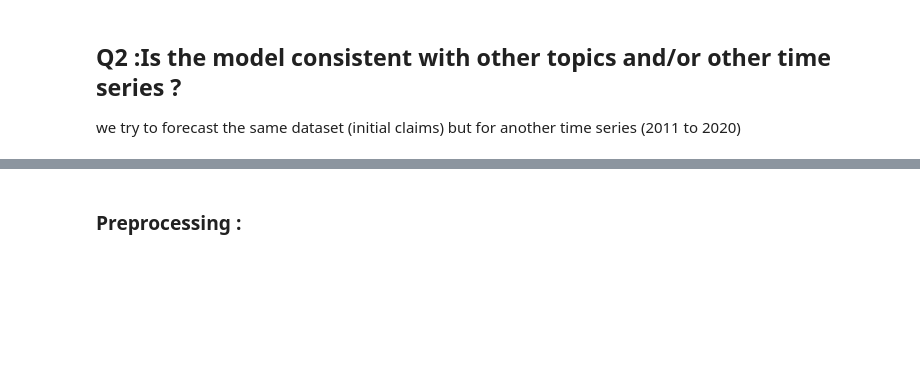
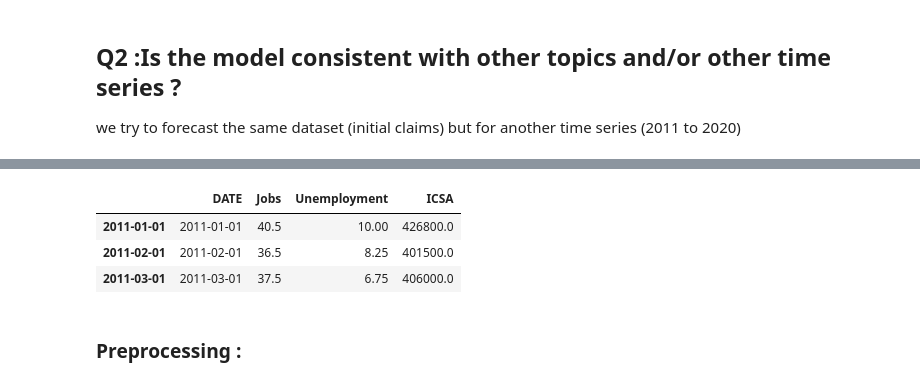
Before and after one commit to epfl-ada/ada-2020-project-milestone-p3-p3_adaimb, a Jupyter notebook: MilestoneP4.ipynb, the cells around one changed output, grey strips where cells are left out. Saved outputs shown, nothing was run; the diff lists cells and outputs as text; code cells hidden in the pictures; blank space fills up the shorter version.

```diff
--- a/MilestoneP4.ipynb
+++ b/MilestoneP4.ipynb
@@ -238,0 +187,62 @@ Mois    Jobs: (États-Unis)    Unemployment: (États-Unis)
+# %%
+# Load The datasets
+jobs = pd.read_csv('Jobs.csv')
+WU = pd.read_csv('Welfare&Unemployment.csv')
+claims = pd.read_csv('ICSA.csv')
+print(jobs.head(2))
+print(' ')
+print(claims.head(1))
+print(' ')
+
+# Reshape Jobs in a more convenient form :
+jobs = jobs.reset_index()
+jobs.rename(columns = {'level_0':'DATE'}, inplace = True)
+jobs.rename(columns = {'level_1':'Jobs'}, inplace = True)
+jobs.rename(columns = {'Catégorie\xa0: Toutes catégories':'Resume'}, inplace = True)
+jobs = jobs.drop([0])
+print(jobs.head(1))
+print(' ')
+
+# Make sure values are float and <1 is converted to 0
+jobs['Jobs']= [float(s.replace('<\xa01','0')) for s in jobs['Jobs']]
+jobs['Resume']= [float(s.replace('<\xa01','0')) for s in jobs['Resume']]
+
+Jobs = jobs[['Jobs','Resume']].mean(axis=1) # Creating a trend category "Jobs" which the average of all the related trends
+
+# Reshape Welfare&Unemployement in a more convenient form :
+WU = WU.reset_index()
+WU.rename(columns = {'level_0':'DATE'}, inplace = True)
+WU.rename(columns = {'level_1':'file_for_unemployment'}, inplace = True)
+WU.rename(columns = {'level_2':'unemployment_office'}, inplace = True)
+WU.rename(columns = {'level_3':'unemployment_benefits'}, inplace = True)
+WU.rename(columns = {'Catégorie\xa0: Toutes catégories':'unemployment_claim'}, inplace = True)
+WU = WU.drop([0])
+print(WU.head(1))
+print(' ')
+
+# Make sure values are float and <1 is converted to 0
+WU['file_for_unemployment']= [float(s.replace('<\xa01','0')) for s in WU['file_for_unemployment']]
+WU['unemployment_office']= [float(s.replace('<\xa01','0')) for s in WU['unemployment_office']]
+WU['unemployment_benefits']= [float(s.replace('<\xa01','0')) for s in WU['unemployment_benefits']]
+WU['unemployment_claim']= [float(s.replace('<\xa01','0')) for s in WU['unemployment_claim']]
+
+# Creating a trend category "Jobs" which the average of all the related trends
+WUnemployement = WU[['file_for_unemployment','unemployment_office','unemployment_benefits','unemployment_claim']].mean(axis=1)
+
+# claims has weekly observations of iclaims and trends has monthly observations.
+# To solve this issue, we calculate the monthly average for iclaims. We already select the time frame of interest
+# 2011-2020
+idx = jobs.loc[jobs['DATE'].isin(['2011-01'])].index.tolist()[0]
+months = jobs['DATE'][idx-1:]
+ICSA = []
+for i in months:
+    icsa = claims[[i in name for name in claims['DATE']]].mean()
+    ICSA.append(icsa[0])
+
+# Finally we create a clean dataframe with all the required features
+iclaims = pd.DataFrame({'DATE':jobs['DATE'][idx-1:],'Jobs':Jobs[idx-1:],'Unemployment':WUnemployement[idx-1:],'ICSA':ICSA }).reset_index().drop('index', axis=1)
+iclaims.DATE = pd.to_datetime(iclaims.DATE)
+iclaims = iclaims.set_index(iclaims['DATE'])
+iclaims.index = pd.DatetimeIndex(iclaims.index.values,freq='MS') # Indicate that our index is sampled by months
+iclaims.head(3)
+# %% [output]
@@ -239,3 +264,7 @@ Mois    Jobs: (États-Unis)    Unemployment: (États-Unis)
+|  | DATE | Jobs | Unemployment | ICSA |
+| 2011-01-01 | 2011-01-01 | 40.5 | 10.00 | 426800.0 |
+| 2011-02-01 | 2011-02-01 | 36.5 | 8.25 | 401500.0 |
+| 2011-03-01 | 2011-03-01 | 37.5 | 6.75 | 406000.0 |
 # %% [markdown]
 ### Preprocessing :
 # %%
```
Also changed, not shown: parts of 14 cells of this notebook, 2 other files.
